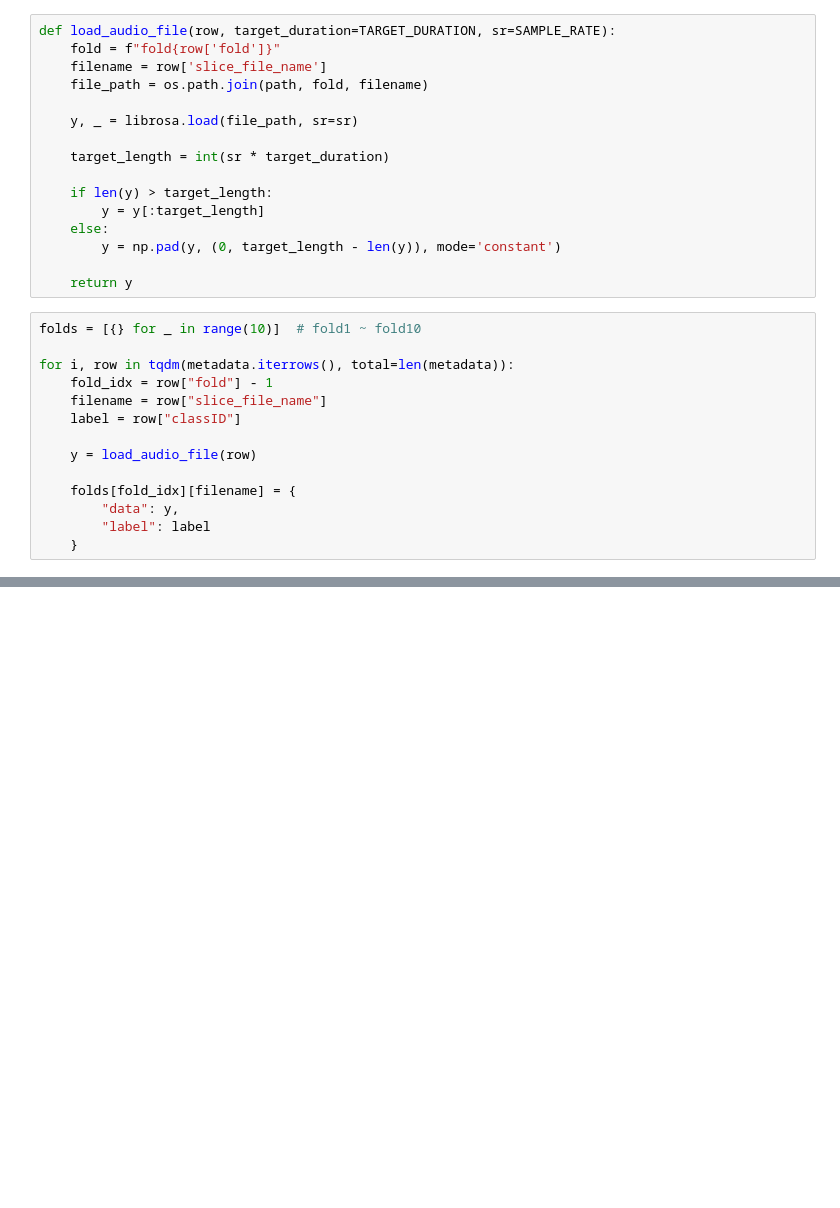
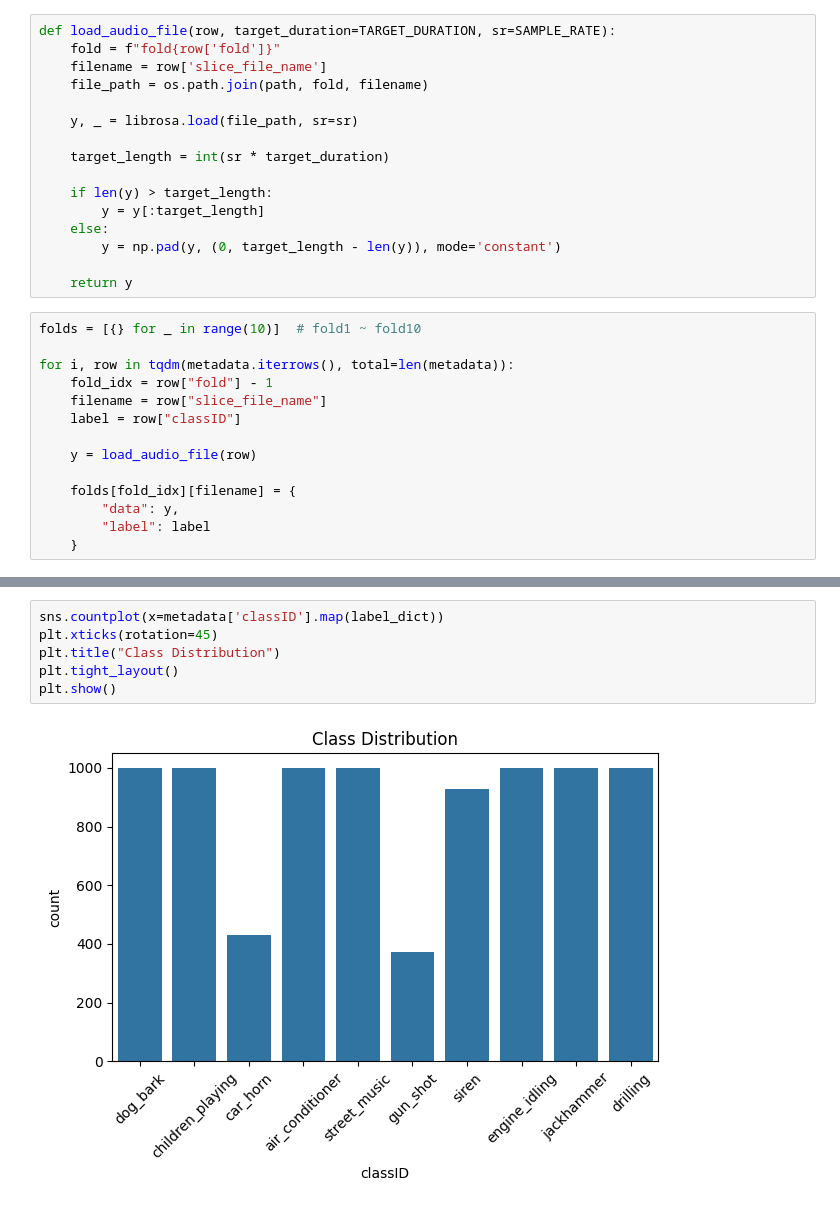
Before and after one commit to omei-Lab/UrbanSound8k-with-ML, a Jupyter notebook: src/data_processing.ipynb, the cells around one changed output, grey strips where cells are left out. Saved outputs shown, nothing was run; the diff lists cells and outputs as text; blank space fills up the shorter version.

```diff
--- a/src/data_processing.ipynb
+++ b/src/data_processing.ipynb
@@ -75,0 +99,8 @@ for i, row in tqdm(metadata.iterrows(), total=len(metadata)):
+# %%
+sns.countplot(x=metadata['classID'].map(label_dict))
+plt.xticks(rotation=45)
+plt.title("Class Distribution")
+plt.tight_layout()
+plt.show()
+# %% [output]
+[figure, added]
```
Also changed, not shown: parts of 5 cells of this notebook, 1 other file.
